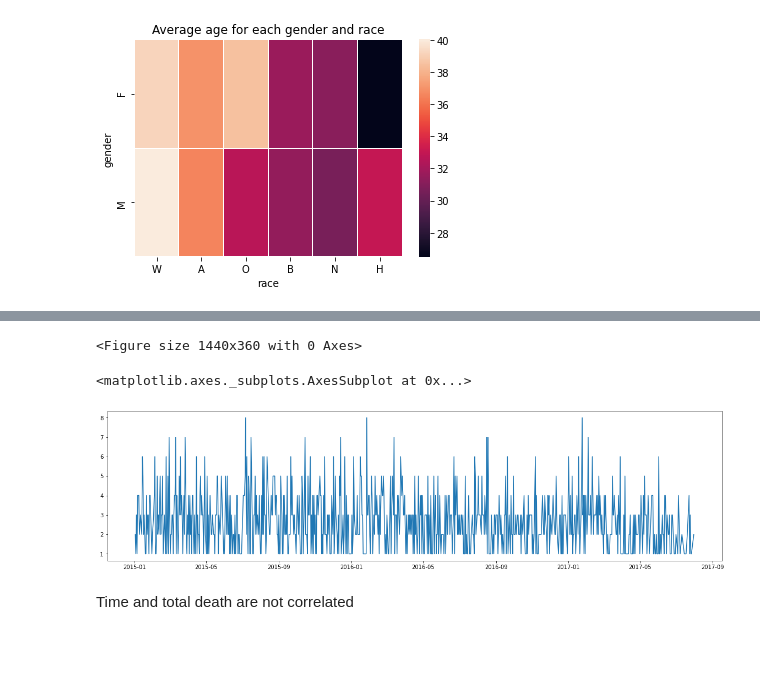
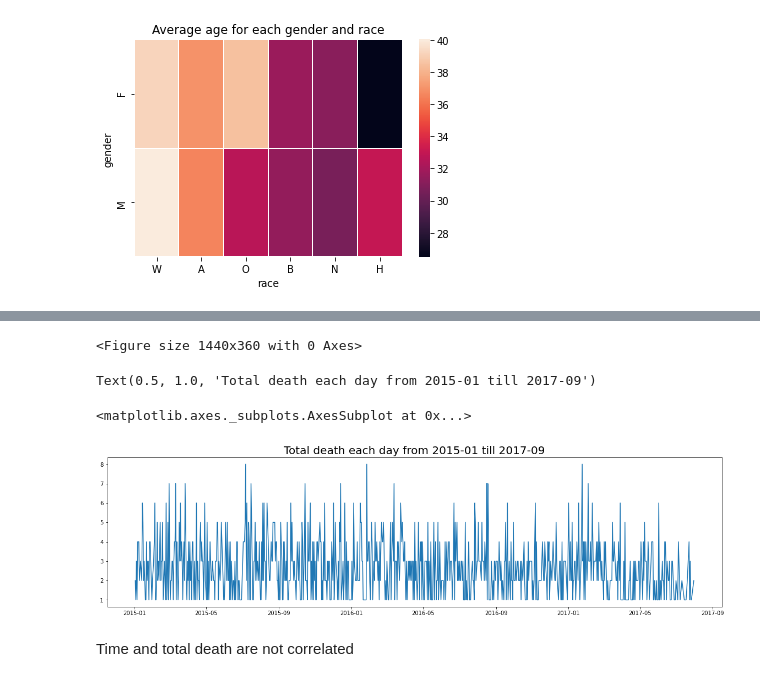
Before and after one commit to UToledo-DataScience/Fatal-Police-Shootings-in-the-US, a Jupyter notebook: EDA/EDA.ipynb, the cells around one changed output, grey strips where cells are left out. Saved outputs shown, nothing was run; the diff lists cells and outputs as text; code cells hidden in the pictures; blank space fills up the shorter version.

```diff
--- a/EDA/EDA.ipynb
+++ b/EDA/EDA.ipynb
@@ -166,11 +198,13 @@ dtype: float64
 # %%
 a = police_killing_us.groupby('date').size()
 plt.figure(figsize=(20,5))
+plt.title('Total death each day from 2015-01 till 2017-09',fontdict={'fontsize':20})
 sns.lineplot(data=a)
 # %% [output]
 <Figure size 1440x360 with 0 Axes>
-<matplotlib.axes._subplots.AxesSubplot at 0x...>
+Text(0.5, 1.0, 'Total death each day from 2015-01 till 2017-09')
+<matplotlib.axes._subplots.AxesSubplot at 0x...>
-[figure, old version]
+[figure, new version]
 # %% [markdown]
 Time and total death are not correlated
 # %%
```
Also changed, not shown: parts of 5 cells of this notebook.
